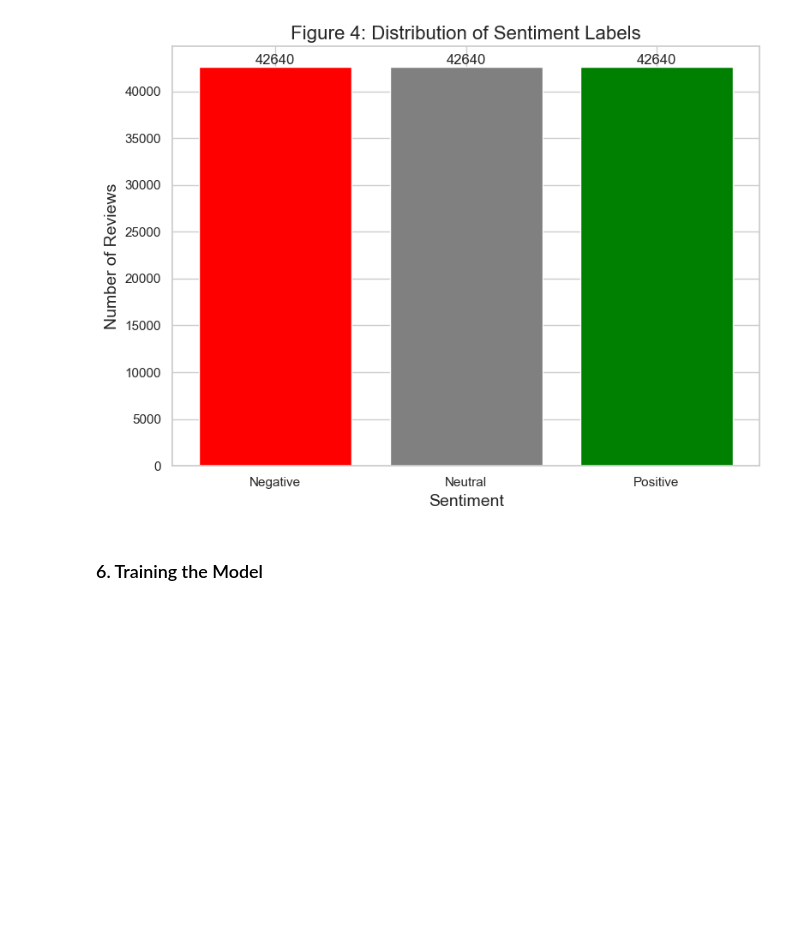
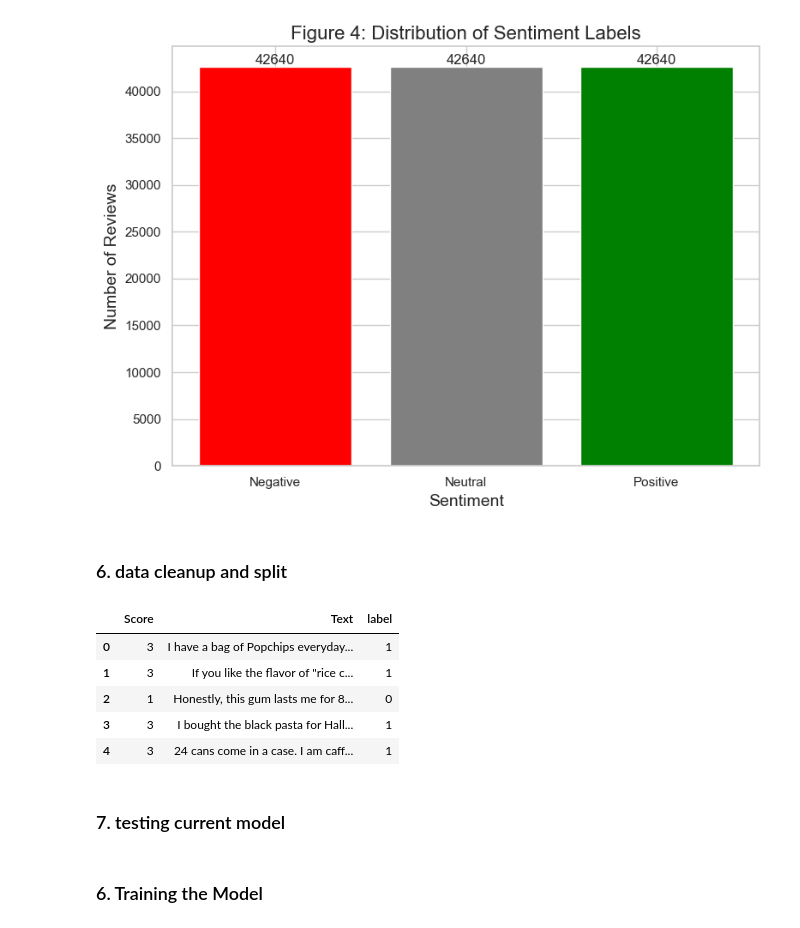
Before and after one commit to mqarmout/amazon_sentiment_analysis, a Jupyter notebook: math_for_DL_project.ipynb, the cells around one changed output. Saved outputs shown, nothing was run; the diff lists cells and outputs as text; code cells hidden in the pictures; blank space fills up the shorter version.

Commit message:
testing basic roberta model

```diff
--- a/math_for_DL_project.ipynb
+++ b/math_for_DL_project.ipynb
@@ -253,3 +253,14 @@ plt.tight_layout()
 plt.show()
 # %% [output]
 [figure]
+# %% [markdown]
+### 6. data cleanup and split
+# %%
+df_balanced.head()
+# %% [output]
+|  | Score | Text | label |
+| 0 | 3 | I have a bag of Popchips everyday... | 1 |
+| 1 | 3 | If you like the flavor of "rice c... | 1 |
+| 2 | 1 | Honestly, this gum lasts me for 8... | 0 |
+| 3 | 3 | I bought the black pasta for Hall... | 1 |
+| 4 | 3 | 24 cans come in a case. I am caff... | 1 |
@@ -255,0 +284,2 @@ plt.show()
+# %% [markdown]
+### 7. testing current model
```
Also changed, not shown: parts of 7 cells of this notebook, 1 other file.
